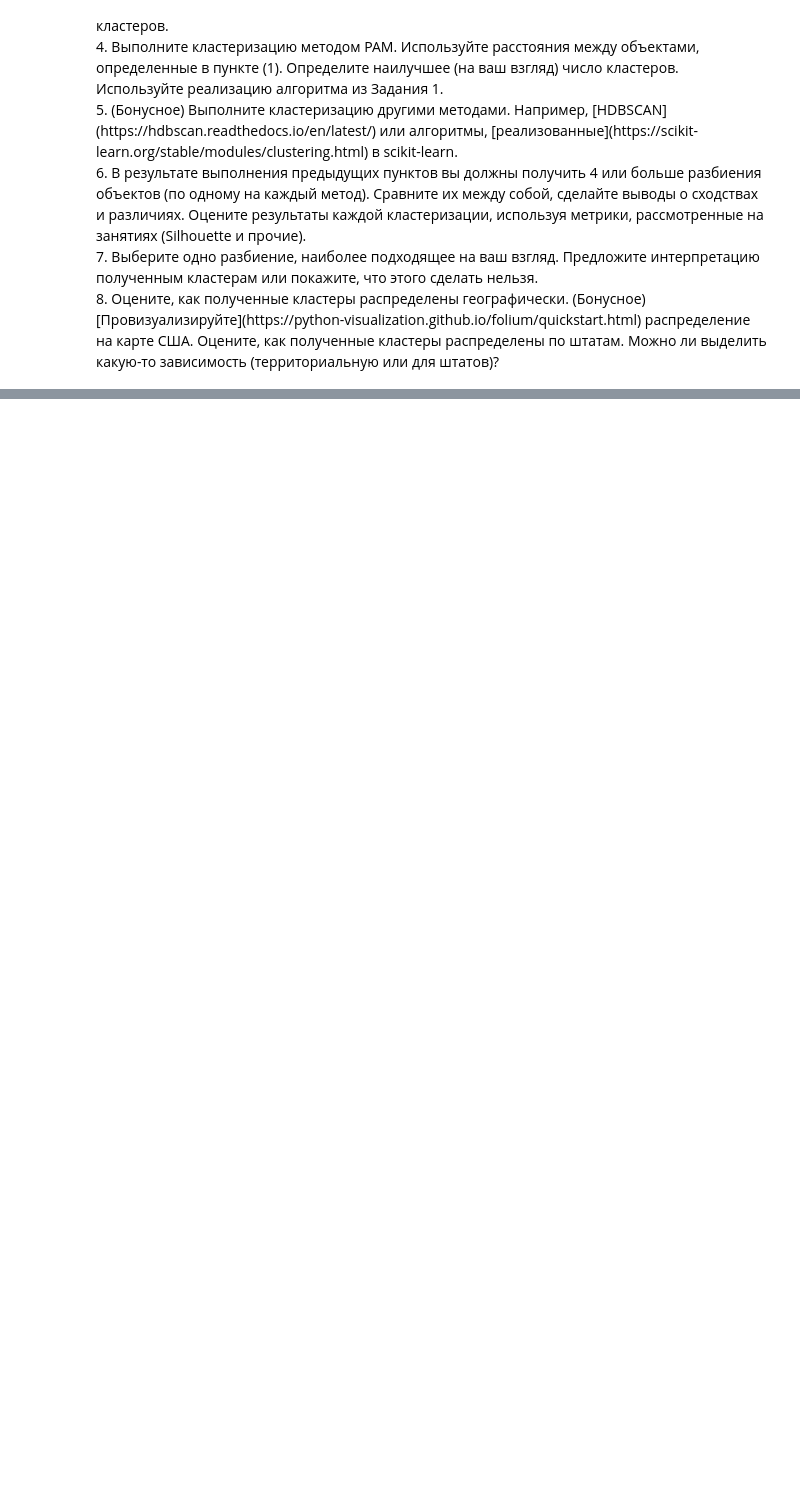
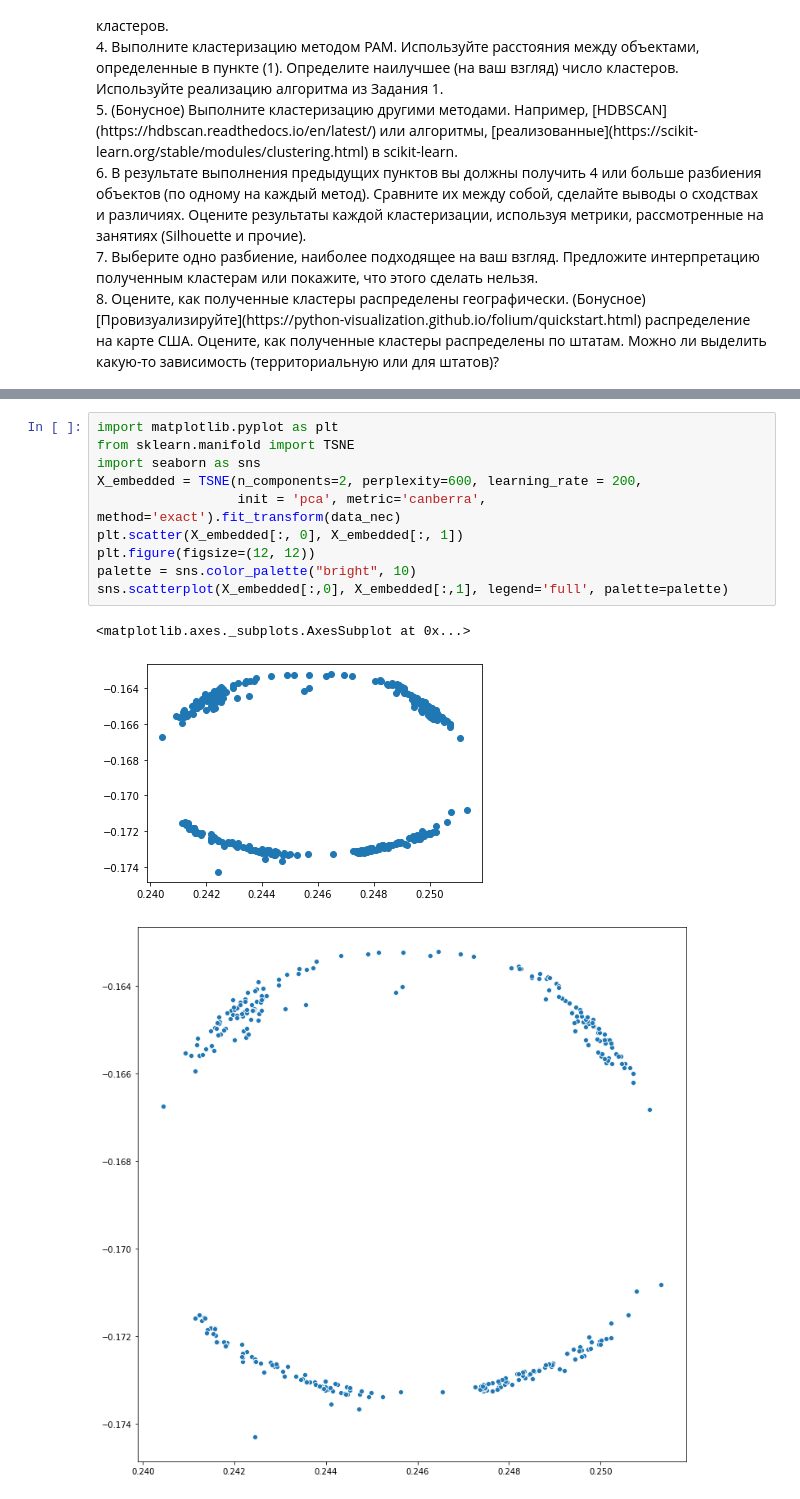
Before and after one commit to dariaAlium/iad, a Jupyter notebook: Lab_2_Clustering.ipynb, the cells around one changed output, grey strips where cells are left out. Cells and saved outputs as stored; diff of their text form; blank space fills up the shorter version.

```diff
--- a/Lab_2_Clustering.ipynb
+++ b/Lab_2_Clustering.ipynb
@@ -137,0 +262,14 @@ data
+# %%
+import matplotlib.pyplot as plt
+from sklearn.manifold import TSNE
+import seaborn as sns
+X_embedded = TSNE(n_components=2, perplexity=600, learning_rate = 200,
+                  init = 'pca', metric='canberra', method='exact').fit_transform(data_nec)
+plt.scatter(X_embedded[:, 0], X_embedded[:, 1])
+plt.figure(figsize=(12, 12))
+palette = sns.color_palette("bright", 10)
+sns.scatterplot(X_embedded[:,0], X_embedded[:,1], legend='full', palette=palette)
+# %% [output]
+<matplotlib.axes._subplots.AxesSubplot at 0x...>
+[figure, added]
+[figure, added]
```
Also changed, not shown: parts of 8 cells of this notebook.
